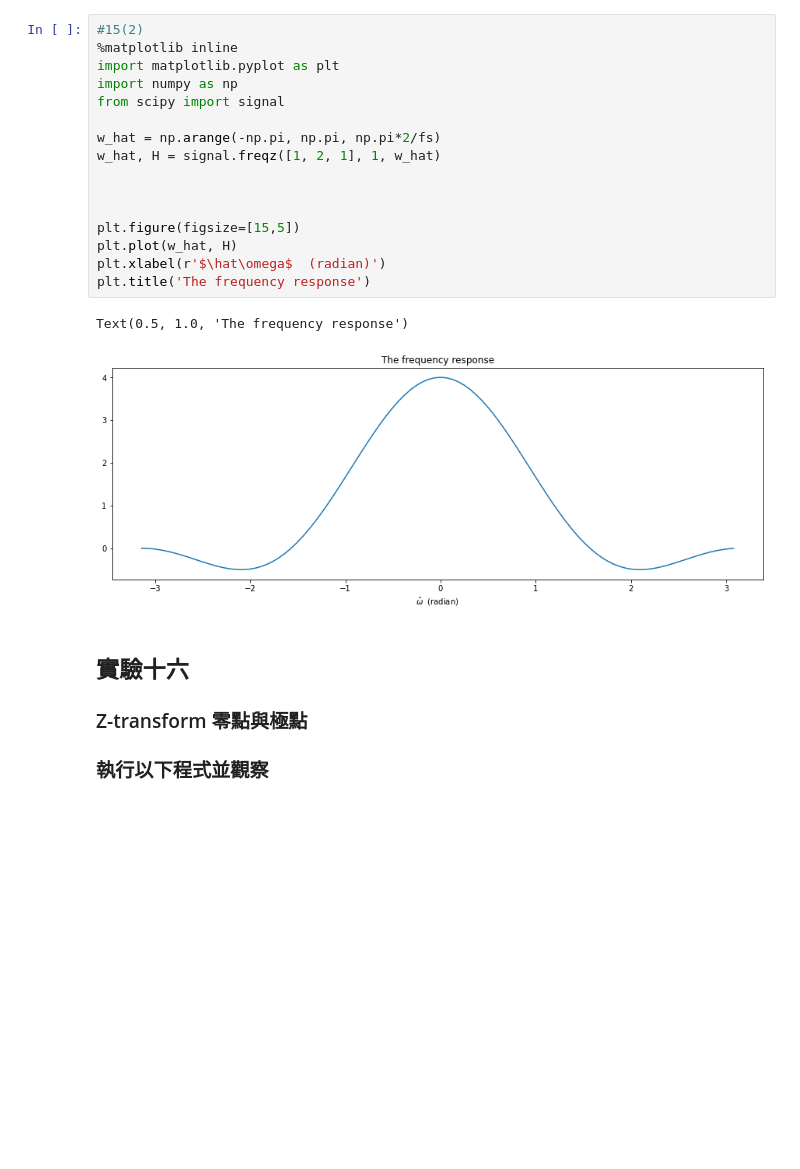
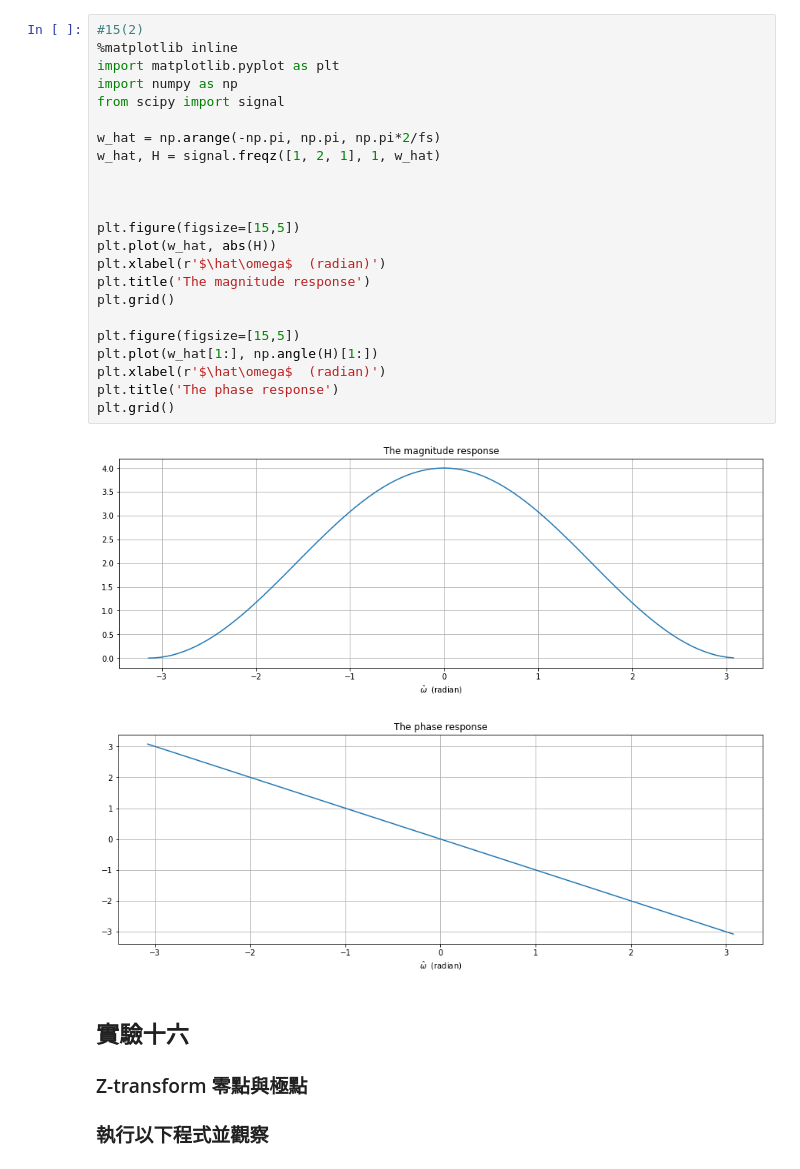
Before and after one commit to shinco0327/SS_EXP, a Jupyter notebook: Lesson_4_and_frequency_response_z_plot.ipynb, the cells around one changed output. Drawn from its saved outputs; the diff is of its cells as text; blank space fills up the shorter version.

```diff
--- a/Lesson_4_and_frequency_response_z_plot.ipynb
+++ b/Lesson_4_and_frequency_response_z_plot.ipynb
@@ -34,22 +59,29 @@ Text(0.5, 1.0, 'The frequency response')
 # %%
 #15(2)
 %matplotlib inline
 import matplotlib.pyplot as plt
 import numpy as np
 from scipy import signal
 
 w_hat = np.arange(-np.pi, np.pi, np.pi*2/fs)
 w_hat, H = signal.freqz([1, 2, 1], 1, w_hat)
 
 
 
 plt.figure(figsize=[15,5])
-plt.plot(w_hat, H)
+plt.plot(w_hat, abs(H))
 plt.xlabel(r'$\hat\omega$  (radian)')
-plt.title('The frequency response')
+plt.title('The magnitude response')
+plt.grid()
+
+plt.figure(figsize=[15,5])
+plt.plot(w_hat[1:], np.angle(H)[1:])
+plt.xlabel(r'$\hat\omega$  (radian)')
+plt.title('The phase response')
+plt.grid()
 # %% [output]
-Text(0.5, 1.0, 'The frequency response')
-[figure, old version]
+[figure, new version]
+[figure, added]
 # %% [markdown]
 
 ## 實驗十六
```
Also changed, not shown: parts of 6 cells of this notebook.
